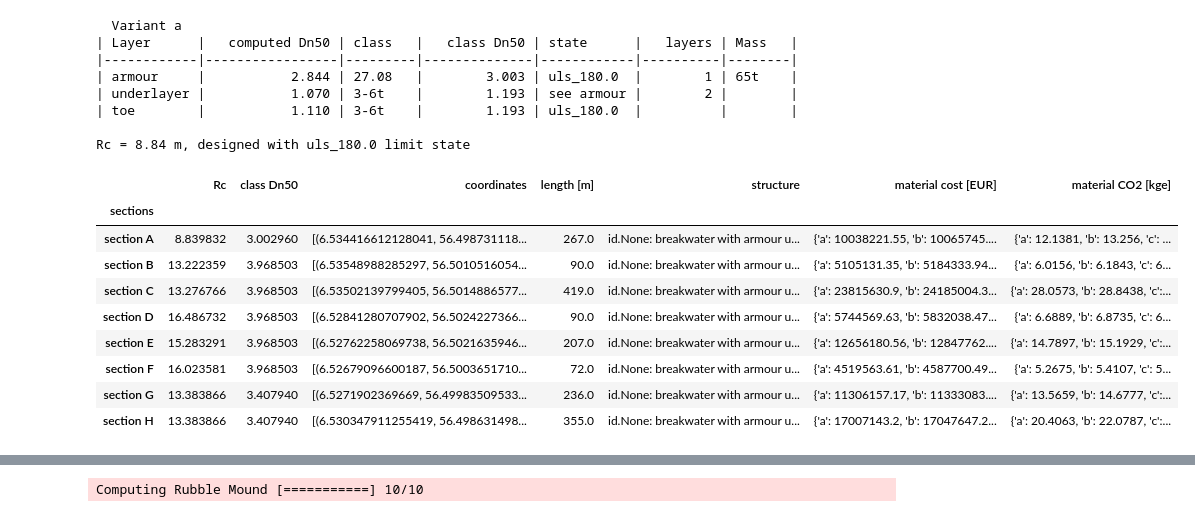
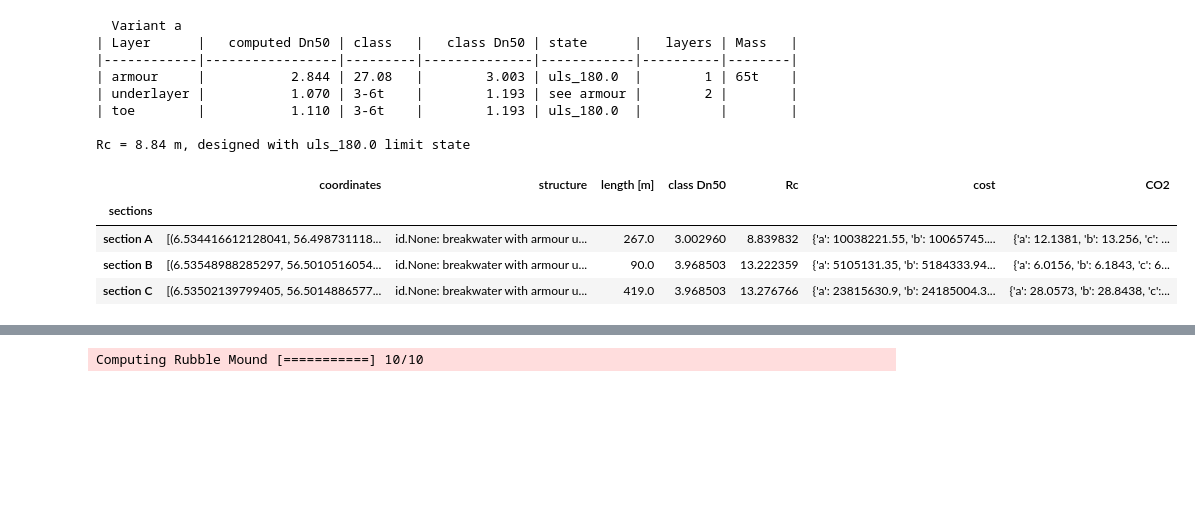
Before and after one commit to Sander-w/breakwater, a Jupyter notebook: Notebooks/Input_Automation.ipynb, the cells around one changed output, grey strips where cells are left out. Drawn from its saved outputs; the diff is of its cells as text; code cells hidden in the pictures; blank space fills up the shorter version.

```diff
--- a/Notebooks/Input_Automation.ipynb
+++ b/Notebooks/Input_Automation.ipynb
@@ -311,7 +323,7 @@ EI_3D = bw.structure_3D(
                         kml_path= path,
                         wave_direction= 'right',
                         wave_conditions= wave_conditions,
-                        shape= 'Linestring',
+                        shape= 'LinearRing',
                         structure_type= 'revetment',
                         slope= (2,3),
                         slope_foreshore= (1,100),
@@ -440,15 +452,10 @@ df_material_cost = EI_3D.totalcost_3D(
                                        unit_price= Cubipod_procurement
                                       )
 # %%
-df_material_cost.head(50)
+df_material_cost.head(3)
 # %% [output]
-|  | Rc | class Dn50 | coordinates | length [m] | structure | material cost [EUR] | material CO2 [kge] |
+|  | coordinates | structure | length [m] | class Dn50 | Rc | cost | CO2 |
 | sections |  |  |  |  |  |  |  |
-| section A | 8.839832 | 3.002960 | [(6.534416612128041, 56.498731118... | 267.0 | id.None: breakwater with armour u... | {'a': 10038221.55, 'b': 10065745.... | {'a': 12.1381, 'b': 13.256, 'c': ... |
-| section B | 13.222359 | 3.968503 | [(6.53548988285297, 56.5010516054... | 90.0 | id.None: breakwater with armour u... | {'a': 5105131.35, 'b': 5184333.94... | {'a': 6.0156, 'b': 6.1843, 'c': 6... |
-| section C | 13.276766 | 3.968503 | [(6.53502139799405, 56.5014886577... | 419.0 | id.None: breakwater with armour u... | {'a': 23815630.9, 'b': 24185004.3... | {'a': 28.0573, 'b': 28.8438, 'c':... |
-| section D | 16.486732 | 3.968503 | [(6.52841280707902, 56.5024227366... | 90.0 | id.None: breakwater with armour u... | {'a': 5744569.63, 'b': 5832038.47... | {'a': 6.6889, 'b': 6.8735, 'c': 6... |
-| section E | 15.283291 | 3.968503 | [(6.52762258069738, 56.5021635946... | 207.0 | id.None: breakwater with armour u... | {'a': 12656180.56, 'b': 12847762.... | {'a': 14.7897, 'b': 15.1929, 'c':... |
-| section F | 16.023581 | 3.968503 | [(6.52679096600187, 56.5003651710... | 72.0 | id.None: breakwater with armour u... | {'a': 4519563.61, 'b': 4587700.49... | {'a': 5.2675, 'b': 5.4107, 'c': 5... |
-| section G | 13.383866 | 3.407940 | [(6.5271902369669, 56.49983509533... | 236.0 | id.None: breakwater with armour u... | {'a': 11306157.17, 'b': 11333083.... | {'a': 13.5659, 'b': 14.6777, 'c':... |
-| section H | 13.383866 | 3.407940 | [(6.530347911255419, 56.498631498... | 355.0 | id.None: breakwater with armour u... | {'a': 17007143.2, 'b': 17047647.2... | {'a': 20.4063, 'b': 22.0787, 'c':... |
+| section A | [(6.534416612128041, 56.498731118... | id.None: breakwater with armour u... | 267.0 | 3.002960 | 8.839832 | {'a': 10038221.55, 'b': 10065745.... | {'a': 12.1381, 'b': 13.256, 'c': ... |
+| section B | [(6.53548988285297, 56.5010516054... | id.None: breakwater with armour u... | 90.0 | 3.968503 | 13.222359 | {'a': 5105131.35, 'b': 5184333.94... | {'a': 6.0156, 'b': 6.1843, 'c': 6... |
+| section C | [(6.53502139799405, 56.5014886577... | id.None: breakwater with armour u... | 419.0 | 3.968503 | 13.276766 | {'a': 23815630.9, 'b': 24185004.3... | {'a': 28.0573, 'b': 28.8438, 'c':... |
```
Also changed, not shown: parts of 9 cells of this notebook, 4 other files.
